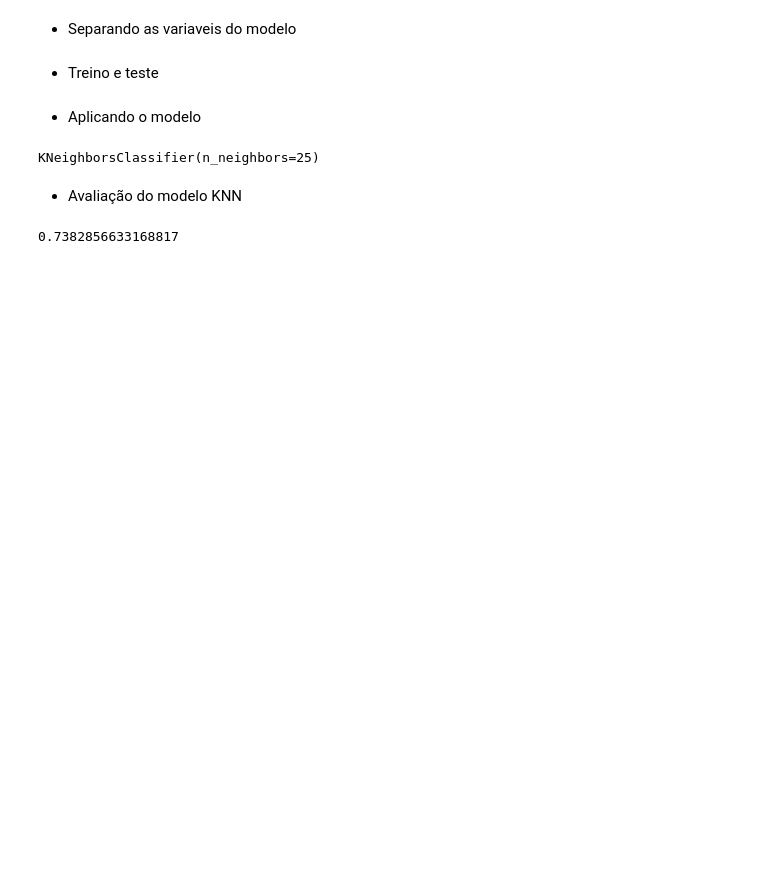
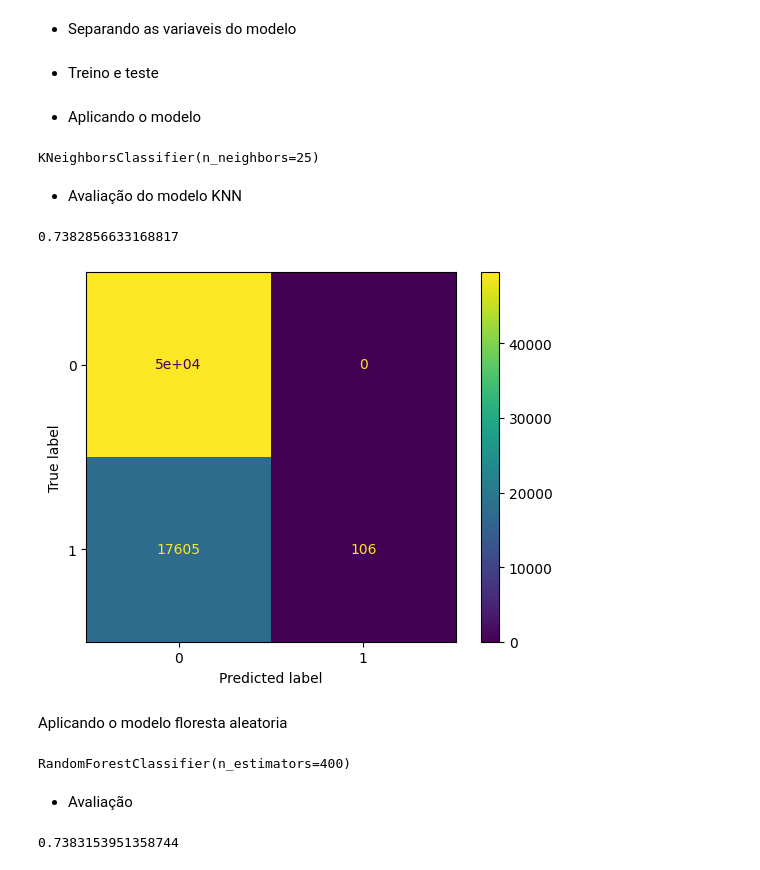
Before and after one commit to Samuelsilvestre/analise-plano_tv, a Jupyter notebook: analise/analise_plano.ipynb, the cells around one changed output. Drawn from its saved outputs; the diff is of its cells as text; code cells hidden in the pictures; blank space fills up the shorter version.

Commit message:
modelo rfc

```diff
--- a/analise/analise_plano.ipynb
+++ b/analise/analise_plano.ipynb
@@ -200,3 +201,9 @@ KNeighborsClassifier(n_neighbors=25)
 model_knn.score(x_target, y_target)
 # %% [output]
 0.7382856633168817
+# %%
+ConfusionMatrixDisplay.from_estimator(model_knn, x_target, y_target);
+# %% [output]
+[figure, added]
+# %% [markdown]
+Aplicando o modelo floresta aleatoria
@@ -202,0 +212,10 @@ model_knn.score(x_target, y_target)
+# %%
+model_rfc.fit(x_train, y_train)
+# %% [output]
+RandomForestClassifier(n_estimators=400)
+# %% [markdown]
+- Avaliação
+# %%
+model_rfc.score(x_target, y_target)
+# %% [output]
+0.7383153951358744
```
Also changed, not shown: parts of 3 cells of this notebook.
